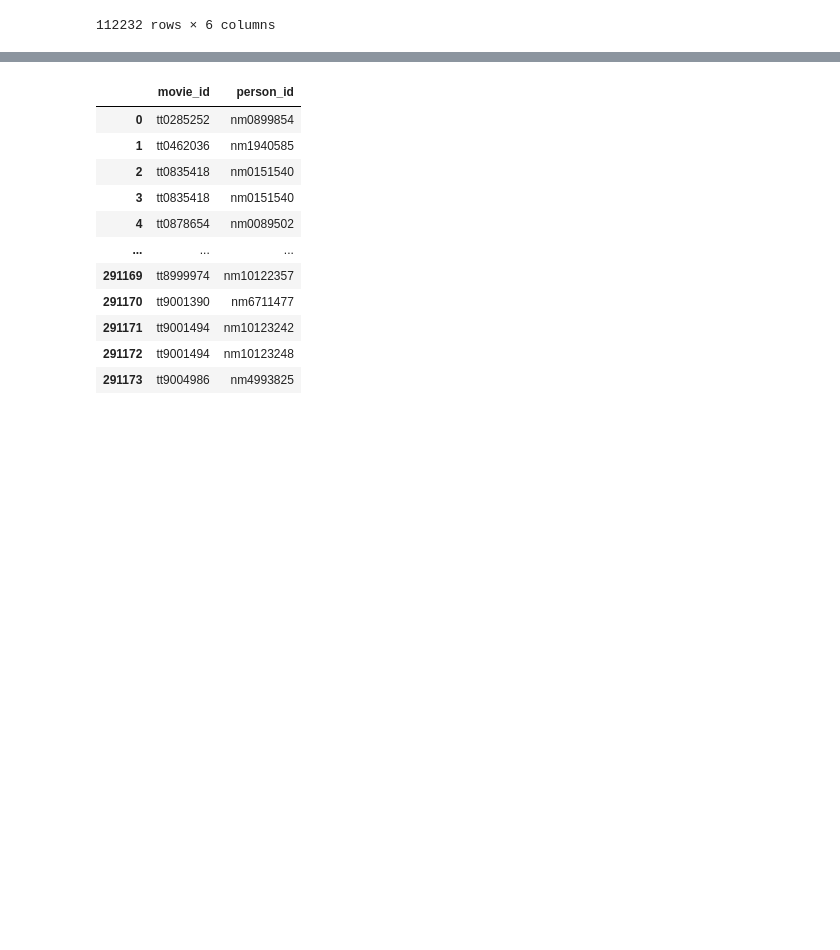
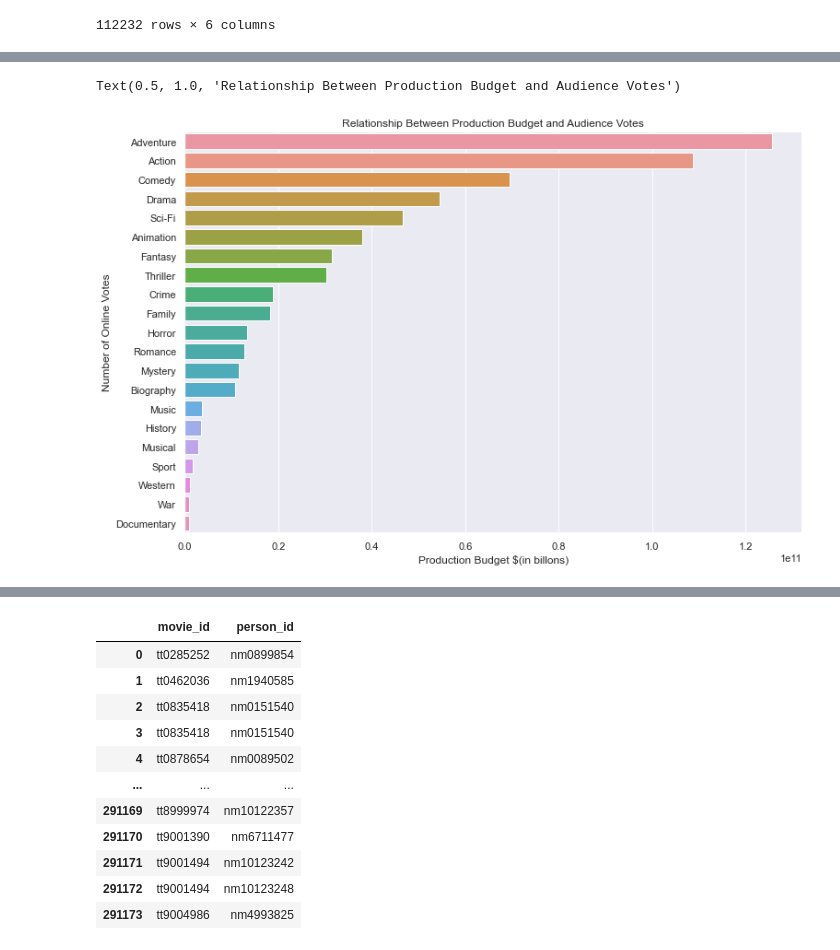
Before and after one commit to JulianHe1991/Flatiron_Project1_Microsoft, a Jupyter notebook: Movie Project .ipynb, the cells around one changed output, grey strips where cells are left out. Cells and saved outputs as stored; diff of their text form; code cells hidden in the pictures; blank space fills up the shorter version.

```diff
--- a/Movie Project .ipynb
+++ b/Movie Project .ipynb
@@ -715,0 +881,3 @@ dtype: object
+# %%
+df_movie_reviews_budget = df_movie_reviews_budget.dropna(axis=0, subset=['averagerating'])
+df_movie_reviews_budget = df_movie_reviews_budget.dropna(axis=0, subset=['numvotes'])
@@ -715,0 +900,2 @@ dtype: object
+# %%
+df_movie_reviews_budget['genres'] = df_movie_reviews_budget['genres'].str.split(',')
@@ -715,0 +918,3 @@ dtype: object
+# %%
+df_movie_reviews_budget = df_movie_reviews_budget.explode('genres')
+df_movie_reviews_budget
@@ -715,0 +935,3 @@ dtype: object
+# %%
+genre_rank = df_movie_reviews_budget.groupby('genres')['worldwide_gross'].sum().sort_values(ascending=False)
+genre_rank
@@ -715,0 +956,12 @@ dtype: object
+# %%
+fig, ax = plt.subplots()
+
+sns.set(rc= {"figure.figsize": (12,8)})
+sns.barplot(x=genre_rank.values, y=genre_rank.index)
+
+ax.set_xlabel('Production Budget $(in billons)')
+ax.set_ylabel('Number of Online Votes')
+ax.set_title('Relationship Between Production Budget and Audience Votes')
+# %% [output]
+Text(0.5, 1.0, 'Relationship Between Production Budget and Audience Votes')
+[figure, added]
```
Also changed, not shown: parts of 42 cells of this notebook, 4 other files.
